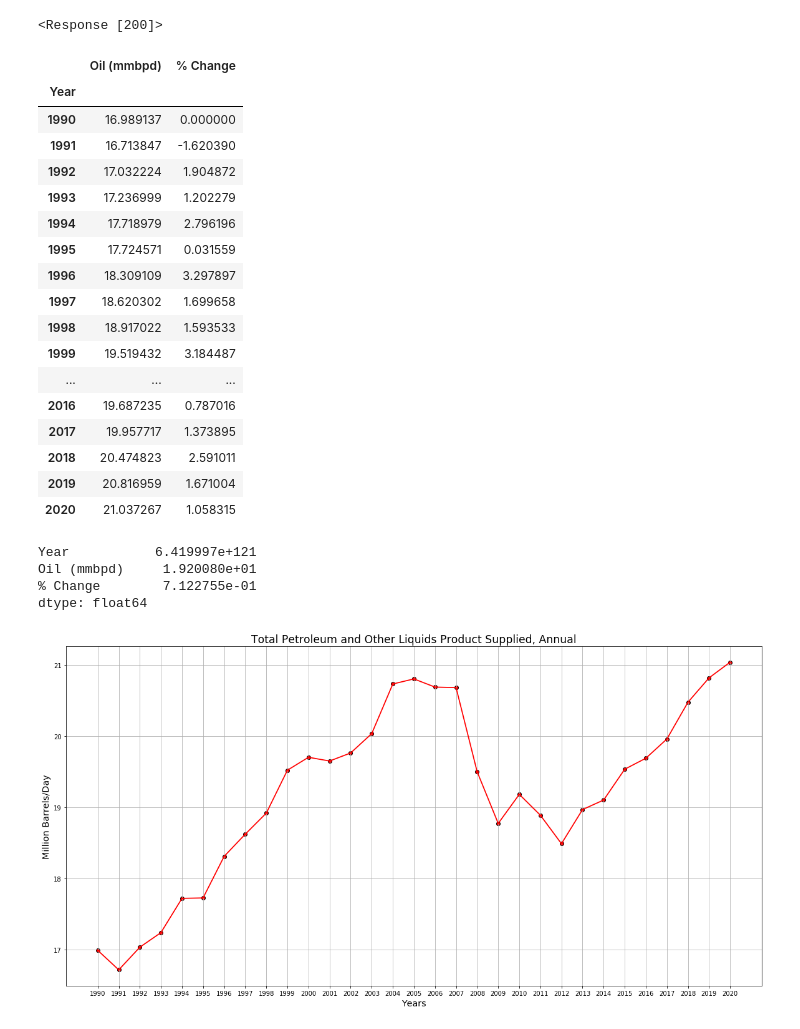
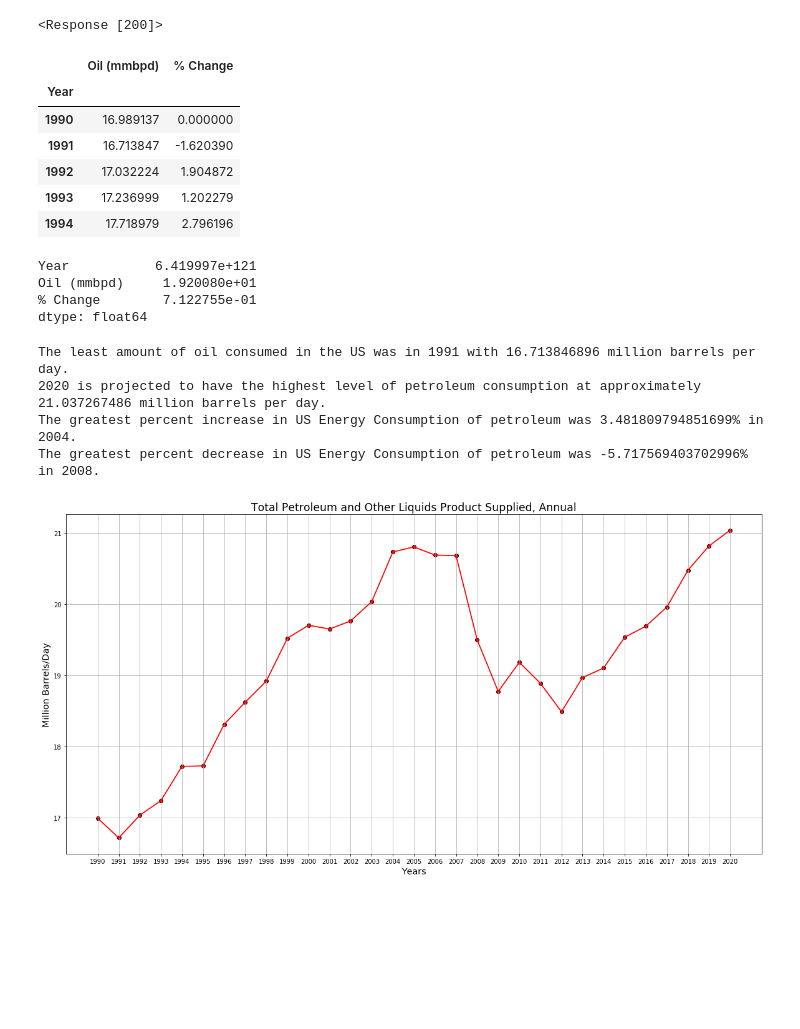
Before and after one commit to us-energy-analysis/Energy-analysis, a Jupyter notebook: USFossilFuelConsumption.ipynb, the cells around one changed output. Saved outputs shown, nothing was run; the diff lists cells and outputs as text; code cells hidden in the pictures; blank space fills up the shorter version.

```diff
--- a/USFossilFuelConsumption.ipynb
+++ b/USFossilFuelConsumption.ipynb
@@ -45,30 +45,19 @@ for x in petroleum:
 # %%
 # Create DataFrame displaying annual percent change
 petroleum_consumption_mmbpd_df = pd.DataFrame({
     'Year': years,
     'Oil (mmbpd)': petroleum,
     '% Change': percent_change_petro
 })
-petroleum_consumption_mmbpd_df.set_index("Year")
+petroleum_consumption_mmbpd_df.set_index("Year").head()
 # %% [output]
 |  | Oil (mmbpd) | % Change |
 | Year |  |  |
 | 1990 | 16.989137 | 0.000000 |
 | 1991 | 16.713847 | -1.620390 |
 | 1992 | 17.032224 | 1.904872 |
 | 1993 | 17.236999 | 1.202279 |
 | 1994 | 17.718979 | 2.796196 |
-| 1995 | 17.724571 | 0.031559 |
-| 1996 | 18.309109 | 3.297897 |
-| 1997 | 18.620302 | 1.699658 |
-| 1998 | 18.917022 | 1.593533 |
-| 1999 | 19.519432 | 3.184487 |
-| ... | ... | ... |
-| 2016 | 19.687235 | 0.787016 |
-| 2017 | 19.957717 | 1.373895 |
-| 2018 | 20.474823 | 2.591011 |
-| 2019 | 20.816959 | 1.671004 |
-| 2020 | 21.037267 | 1.058315 |
 # %%
 # Calculate the Average Change over thirty years of consumption data
 petroleum_consumption_mmbpd_df.mean()
@@ -77,6 +66,41 @@ Year           6.419997e+121
 Oil (mmbpd)     1.920080e+01
 % Change        7.122755e-01
 dtype: float64
+# %%
+# Find minimum and maximum emissions for petroleum and other liquid fuels
+min_consumption_value = petroleum_consumption_mmbpd_df["Oil (mmbpd)"].min()
+min_consumption_year = int(petroleum_consumption_mmbpd_df[petroleum_consumption_mmbpd_df["Oil (mmbpd)"]==min_consumption_value].Year)
+max_consumption_value = petroleum_consumption_mmbpd_df["Oil (mmbpd)"].max()
+max_consumption_year = int(petroleum_consumption_mmbpd_df[petroleum_consumption_mmbpd_df["Oil (mmbpd)"]==max_consumption_value].Year)
+
+print(f"The least amount of oil consumed in the US was in {int(min_consumption_year)} with {min_consumption_value} million barrels per day.")
+print(f"{int(max_consumption_year)} is projected to have the highest level of petroleum consumption at approximately {max_consumption_value} million barrels per day.")
+
+max_petro_consumption_delta= petroleum_consumption_mmbpd_df["% Change"].max()
+max_petro_consumption_year= int(petroleum_consumption_mmbpd_df[petroleum_consumption_mmbpd_df["% Change"]==max_petro_consumption_delta].Year)
+min_petro_consumption_delta = petroleum_consumption_mmbpd_df["% Change"].min()
+min_petro_consumption_year = int(petroleum_consumption_mmbpd_df[petroleum_consumption_mmbpd_df["% Change"]==min_petro_consumption_delta].Year)
+
+print(f"The greatest percent increase in US Energy Consumption of petroleum was {max_petro_consumption_delta}% in {max_petro_consumption_year}.")
+print(f"The greatest percent decrease in US Energy Consumption of petroleum was {min_petro_consumption_delta}% in {min_petro_consumption_year}.")
+# # find the total petroleum and other liquid fuels emissions
+# total_emissions = pt_emissions_df["Petroleum Emissions"].sum()
+
+# # find the difference between most and least petroleum emissions
+# emissions_change = (max_emissions_value - min_emissions_value)
+
+# #find the percentage change from lowest year to highest year
+
+# print(f"The least amount of oil consumed in the US was in {int(min_consumption_year)} with {min_consumption_value} million barrels per day.")
+# print(f"The most amount of oil consumed in the US will be in {int(max_consumption_year)} with {max_consumption_value} million barrels per day.")
+# print(f"The total emissions from petroleum and other liquid fuels is {total_emissions} million metric tons.")
+# print(f"The difference in petroleum emissions from 1990 and 2020 is {emissions_change} million metric tons.")
+# print(f"The percentage change in petroleum emissions from the lowest year to highest year is {petroleum_percent_change}%")
+# %% [output]
+The least amount of oil consumed in the US was in 1991 with 16.713846896 million barrels per day.
+2020 is projected to have the highest level of petroleum consumption at approximately 21.037267486 million barrels per day.
+The greatest percent increase in US Energy Consumption of petroleum was 3.481809794851699% in 2004.
+The greatest percent decrease in US Energy Consumption of petroleum was -5.717569403702996% in 2008.
 # %%
 #  Export file as a CSV, without the Pandas index, but with the header
 petroleum_consumption_mmbpd_df.to_csv("resources/PetroleumConsumption.csv", index=True, header=True)
```
Also changed, not shown: parts of 11 cells of this notebook, 1 other file.
